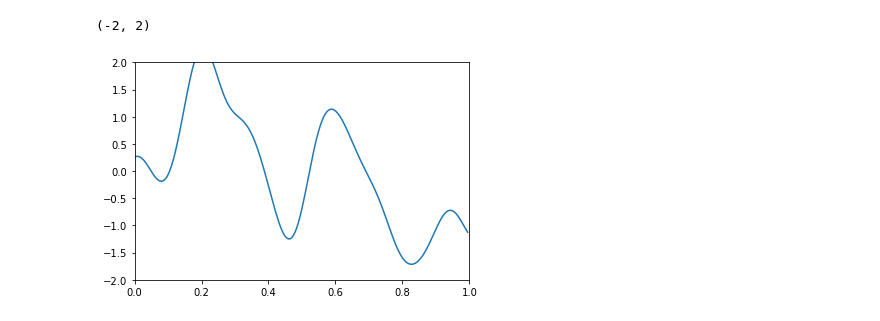
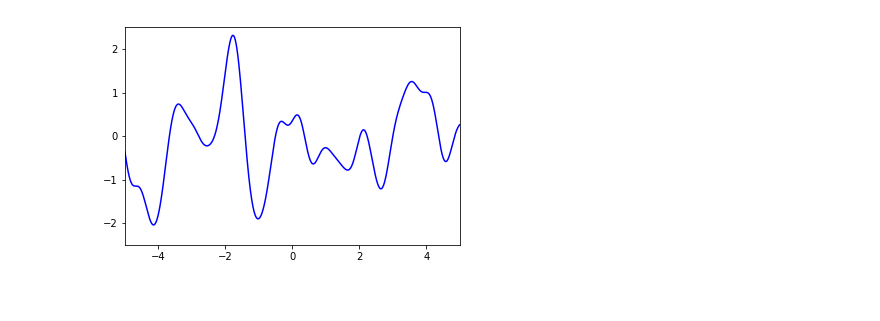
Before and after one commit to michaeloneill/GaussianProcesses, a Jupyter notebook: Gaussian Processes - Regression.ipynb, the cells around one changed output. Saved outputs shown, nothing was run; the diff lists cells and outputs as text; code cells hidden in the pictures.

Commit message:
plot posterior

```diff
--- a/Gaussian Processes - Regression.ipynb
+++ b/Gaussian Processes - Regression.ipynb
@@ -5,7 +5,7 @@ from matplotlib import pyplot as plt
 # %%
 kernels = {
     'linear': lambda x, y: np.dot(x.T, y),
-    'squared_exponential': lambda x, y: np.exp(-100 * np.dot((x - y).T, (x - y))),
+    'squared_exponential': lambda x, y: np.exp(-5 * np.dot((x - y).T, (x - y))),
     'periodic': lambda x, y: np.exp(-np.sin(5 * np.pi * (x - y)) ** 2)
 }
 # %%
@@ -13,7 +13,7 @@ kernels = {
 k = kernels['squared_exponential']
 # %%
 # Choose points at which to sample
-x = np.arange(0, 1, 0.005)
+x = np.arange(-5, 5, 0.005)
 n = len(x)
 # %%
 # Build Covariance matrix
@@ -29,11 +29,14 @@ U, s, V = np.linalg.svd(C)
 u = np.random.randn(n, 1)
 z = np.dot(U, np.dot(np.sqrt(np.diag(s)), u))
-# %%
-# Plot
-plt.plot(x, z)
-plt.xlim(0, 1)
-plt.ylim(-2, 2)
-# %% [output]
-(-2, 2)
-[figure, removed]
+# %%
+%%capture
+fig, ax = plt.subplots()
+# %%
+# Plot prior
+ax.plot(x, z, 'b')
+ax.set_xlim(-5, 5)
+ax.set_ylim(-2.5, 2.5)
+fig
+# %% [output]
+[figure, added]
 # %%
```
Also changed, not shown: parts of 8 cells of this notebook.
